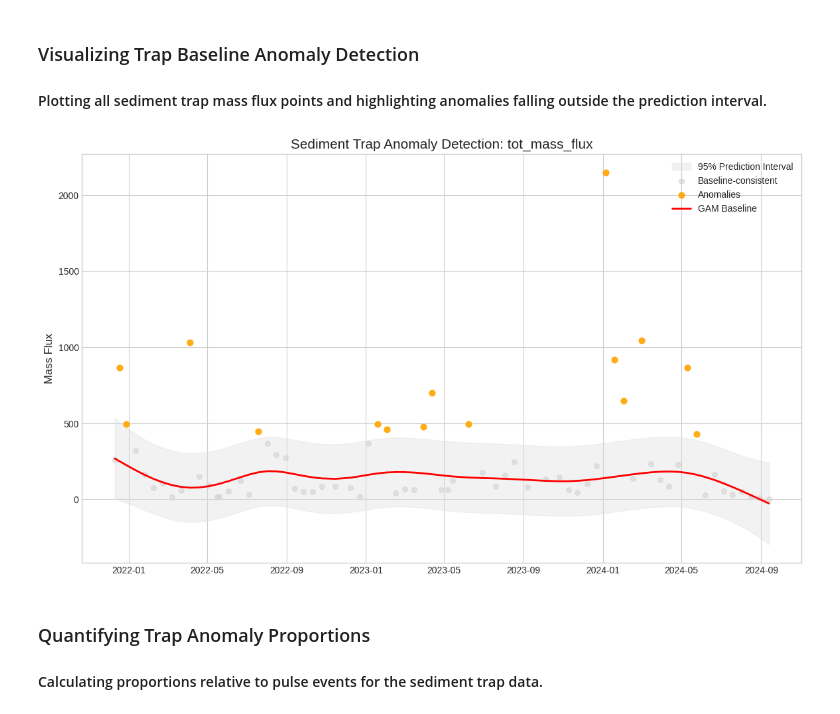
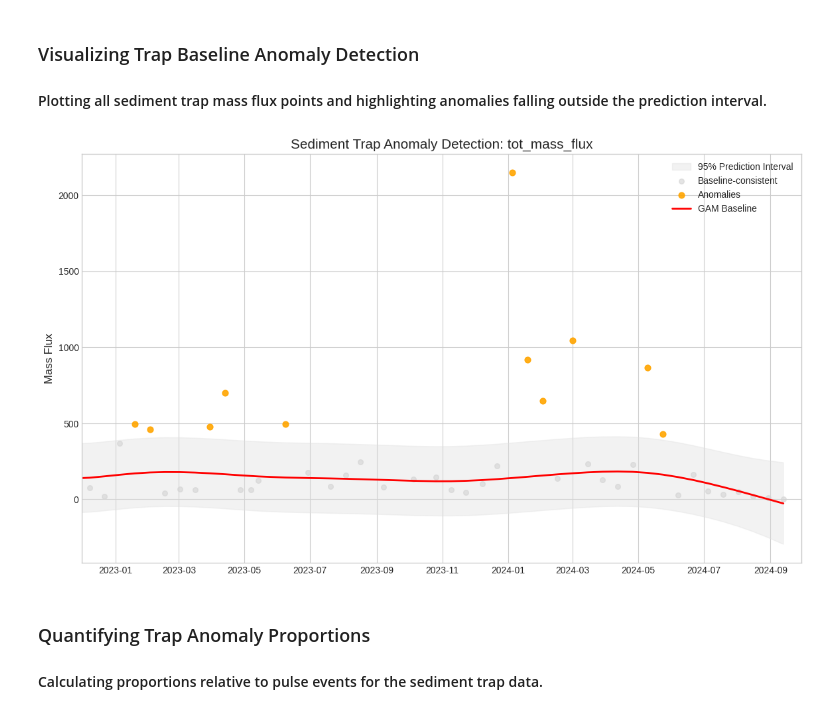
Before and after one commit to eqmh/sedtrap_bbp, a Jupyter notebook: bbp_data_explorer.ipynb, the cells around one changed output. Drawn from its saved outputs; the diff is of its cells as text; code cells hidden in the pictures.

```diff
--- a/bbp_data_explorer.ipynb
+++ b/bbp_data_explorer.ipynb
@@ -684,32 +684,37 @@ GAM model for trap flux successfully fitted.
 # %%
 # --- Anomaly Visualization for Trap Data ---
 if 'trap_flux_tbl' in locals() and 'baseline' in trap_flux_tbl.columns:
     trap_flux_tbl['is_anomaly'] = (trap_flux_tbl[trap_col] > trap_flux_tbl['pi_high']) | \
                                   (trap_flux_tbl[trap_col] < trap_flux_tbl['pi_low'])
 
     plt.figure(figsize=(14, 8))
     df_sorted = trap_flux_tbl.sort_values('Mid-Date')
 
     # Envelopes
     plt.fill_between(df_sorted['Mid-Date'], df_sorted['pi_low'], df_sorted['pi_high'],
                      color='#E0E0E0', alpha=0.4, label='95% Prediction Interval')
 
     # Points
     norm_pts = trap_flux_tbl[~trap_flux_tbl['is_anomaly']]
     anom_pts = trap_flux_tbl[trap_flux_tbl['is_anomaly']]
 
     plt.scatter(norm_pts['Mid-Date'], norm_pts[trap_col], color='lightgray', s=30, alpha=0.6, label='Baseline-consistent')
     plt.scatter(anom_pts['Mid-Date'], anom_pts[trap_col], color='orange', s=40, alpha=0.9, label='Anomalies')
 
     # Fit
     plt.plot(df_sorted['Mid-Date'], df_sorted['baseline'], color='red', linewidth=2, label='GAM Baseline')
 
+    # Set X-axis range to cover deployment
+    start_lim = datetime(2022, 12, 1)
+    end_lim = datetime(2024, 9, 30)
+    plt.xlim(start_lim, end_lim)
+
     plt.title(f'Sediment Trap Anomaly Detection: {trap_col}', fontsize=15)
     plt.ylabel('Mass Flux', fontsize=12)
     plt.legend()
     plt.show()
 # %% [output]
-[figure, old version]
+[figure, new version]
 # %% [markdown]
 ### Quantifying Trap Anomaly Proportions
 #### Calculating proportions relative to pulse events for the sediment trap data.
```
Also changed, not shown: parts of 1 cell of this notebook.
